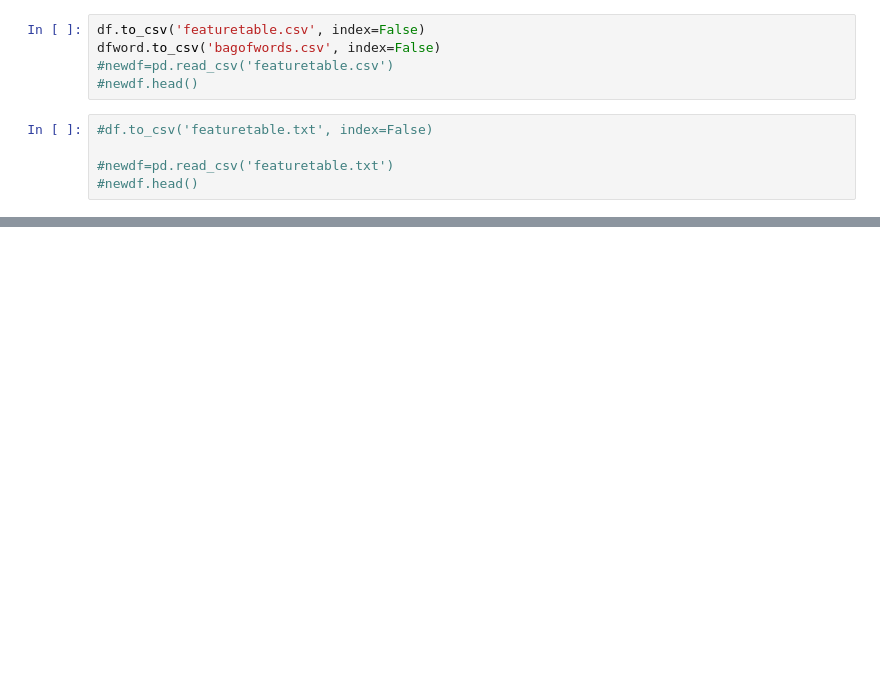
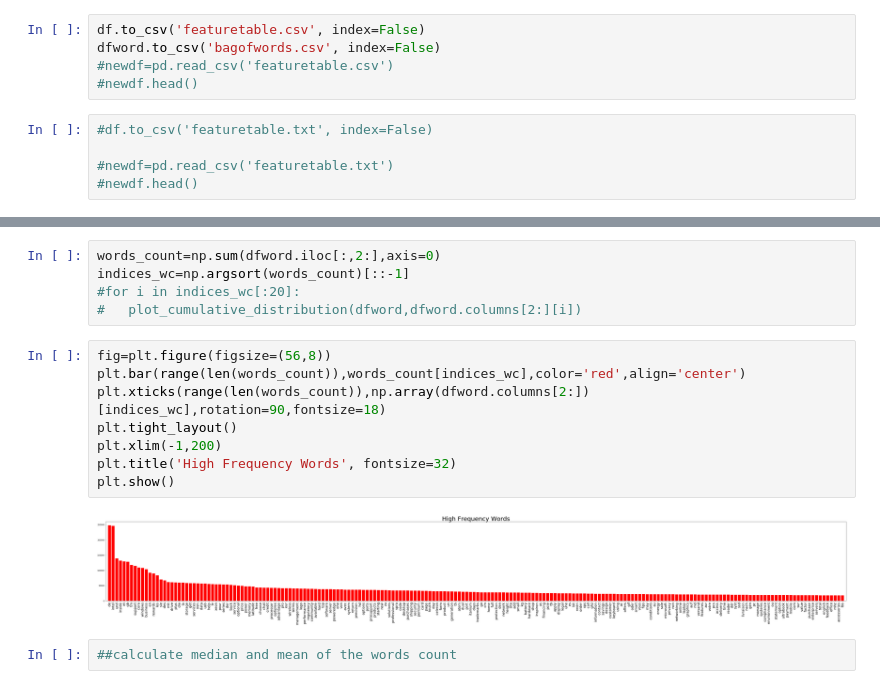
Before and after one commit to lorian/website-tags, a Jupyter notebook: get_feature_table.ipynb, the cells around one changed output, grey strips where cells are left out. Saved outputs shown, nothing was run; the diff lists cells and outputs as text; blank space fills up the shorter version.

```diff
--- a/get_feature_table.ipynb
+++ b/get_feature_table.ipynb
@@ -143,0 +167,17 @@ dfword.to_csv('bagofwords.csv', index=False)
+# %%
+words_count=np.sum(dfword.iloc[:,2:],axis=0)
+indices_wc=np.argsort(words_count)[::-1]
+#for i in indices_wc[:20]:
+#   plot_cumulative_distribution(dfword,dfword.columns[2:][i])
+# %%
+fig=plt.figure(figsize=(56,8))
+plt.bar(range(len(words_count)),words_count[indices_wc],color='red',align='center')
+plt.xticks(range(len(words_count)),np.array(dfword.columns[2:])[indices_wc],rotation=90,fontsize=18)
+plt.tight_layout()
+plt.xlim(-1,200)
+plt.title('High Frequency Words', fontsize=32)
+plt.show()
+# %% [output]
+[figure, added]
+# %%
+##calculate median and mean of the words count
```
Also changed, not shown: parts of 9 cells of this notebook, 1 other file.
